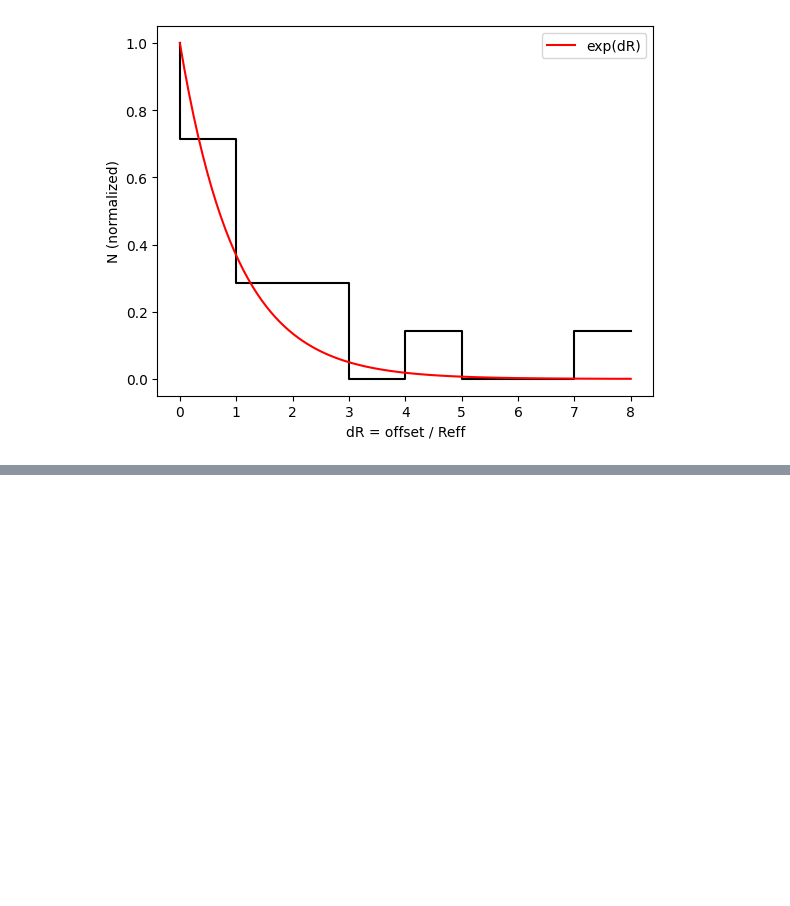
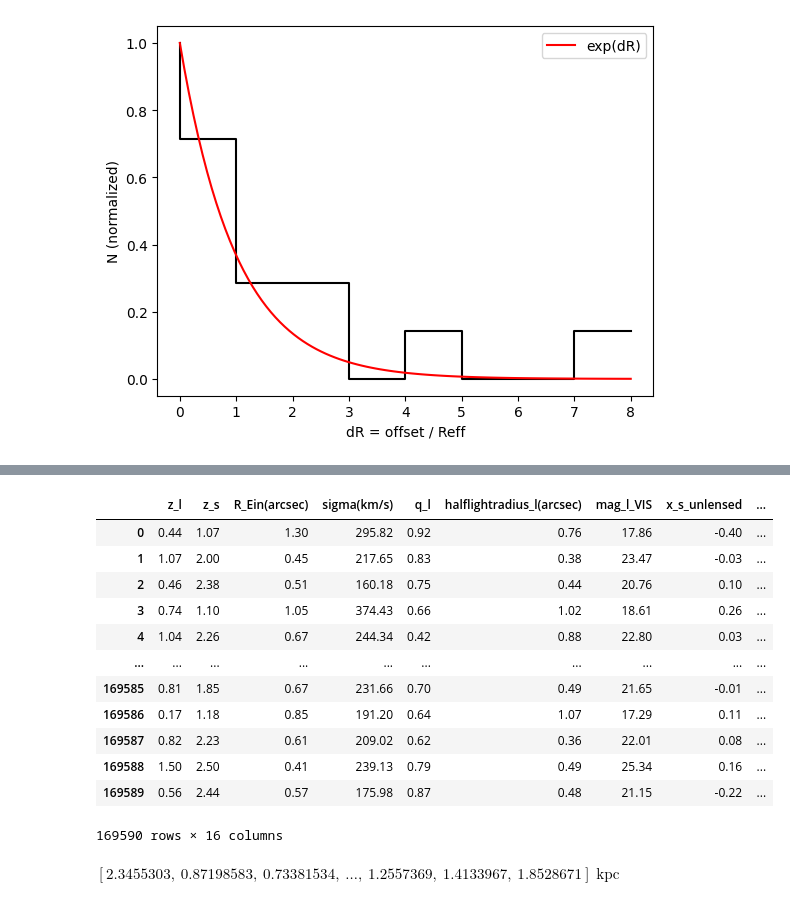
Before and after one commit to danielemichilli/slf, a Jupyter notebook: Gravitational_Lensing.ipynb, the cells around one changed output, grey strips where cells are left out. Cells and saved outputs as stored; diff of their text form; code cells hidden in the pictures; blank space fills up the shorter version.

```diff
--- a/Gravitational_Lensing.ipynb
+++ b/Gravitational_Lensing.ipynb
@@ -1437,0 +1574,40 @@ z_max = 3.
+# %%
+# Create galaxy csv
+import pandas as pd
+import numpy as np
+from numpy.random import default_rng
+
+seed = 2911167007  # Seed of random processes
+rng = default_rng(seed)  # Random generator; seed fixed for reproducibility
+
+# Tom's simulations
+euclid_sim = pd.read_csv('lenses_Euclid.txt', delim_whitespace=True)
+
+# Ana's simulations
+dfs = list()
+for ii in np.arange(0.01, 1, 0.01):
+    jj = round(ii, 2)
+    tab = pd.read_csv(f"SIE/positions_mu_t_q={jj}.csv", index_col=0)
+    tab["q"] = jj
+    dfs.append(tab)
+magnification_sim = pd.concat(dfs, ignore_index=True)
+
+# Distance between the lens and the fast radio burst
+dist_lens_host = np.sqrt(euclid_sim['x_s_unlensed']**2 + euclid_sim['y_s_unlensed']**2)
+dist_host_frb = rng.exponential(1) * euclid_sim['halflightradius_s(arcsec)']
+dist_lens_frb = dist_lens_host + dist_host_frb * np.cos(rng.uniform(low=0, high=2*np.pi))
+
+# Clip ellipticity to match Ana's simulations
+euclid_sim['q_l'] = np.clip(euclid_sim['q_l'], 0.01, 0.99)
+
+# For each source galaxy, select the backround source closest to the FRB position
+rand_index = []
+for q, d in zip(euclid_sim['q_l'], dist_lens_frb):
+    rand_index.append(
+        (
+            magnification_sim['weights'][np.isclose(magnification_sim['q'], q)] - d
+        ).abs().idxmin()
+    )
+
+# Table with all images for each host galaxy
+total_table = pd.concat([euclid_sim, magnification_sim.iloc[rand_index].reset_index()], axis=1)
@@ -1437,0 +1661,3 @@ z_max = 3.
+# %%
+# Clip ellipticity to match Ana's simulations
+euclid_sim['q_l'] = np.clip(euclid_sim['q_l'], 0.01, 0.99)
@@ -1437,0 +1715,16 @@ z_max = 3.
+# %%
+euclid_sim
+# %% [output]
+|  | z_l | z_s | R_Ein(arcsec) | sigma(km/s) | q_l | halflightradius_l(arcsec) | mag_l_VIS | x_s_unlensed | ... |
+| 0 | 0.44 | 1.07 | 1.30 | 295.82 | 0.92 | 0.76 | 17.86 | -0.40 | ... |
+| 1 | 1.07 | 2.00 | 0.45 | 217.65 | 0.83 | 0.38 | 23.47 | -0.03 | ... |
+| 2 | 0.46 | 2.38 | 0.51 | 160.18 | 0.75 | 0.44 | 20.76 | 0.10 | ... |
+| 3 | 0.74 | 1.10 | 1.05 | 374.43 | 0.66 | 1.02 | 18.61 | 0.26 | ... |
+| 4 | 1.04 | 2.26 | 0.67 | 244.34 | 0.42 | 0.88 | 22.80 | 0.03 | ... |
+| ... | ... | ... | ... | ... | ... | ... | ... | ... | ... |
+| 169585 | 0.81 | 1.85 | 0.67 | 231.66 | 0.70 | 0.49 | 21.65 | -0.01 | ... |
+| 169586 | 0.17 | 1.18 | 0.85 | 191.20 | 0.64 | 1.07 | 17.29 | 0.11 | ... |
+| 169587 | 0.82 | 2.23 | 0.61 | 209.02 | 0.62 | 0.36 | 22.01 | 0.08 | ... |
+| 169588 | 1.50 | 2.50 | 0.41 | 239.13 | 0.79 | 0.49 | 25.34 | 0.16 | ... |
+| 169589 | 0.56 | 2.44 | 0.57 | 175.98 | 0.87 | 0.48 | 21.15 | -0.22 | ... |
+169590 rows × 16 columns
@@ -1437,0 +1737,7 @@ z_max = 3.
+# %%
+(
+    (np.array(dist_lens_host) * u.arcsec).to(u.rad) *
+    cosmo.angular_diameter_distance(np.array(euclid_sim['z_l']))
+).to(u.kpc, equivalencies=u.dimensionless_angles())
+# %% [output]
+$[2.3455303,~0.87198583,~0.73381534,~\dots,~1.2557369,~1.4133967,~1.8528671] \; \mathrm{kpc}$
```
Also changed, not shown: parts of 86 cells of this notebook.
